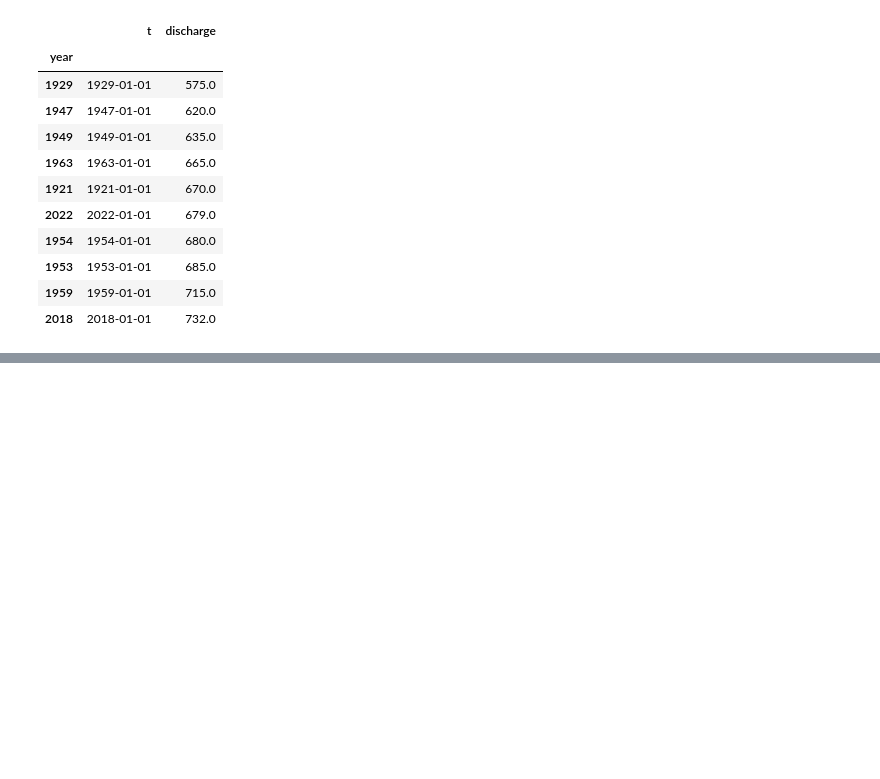
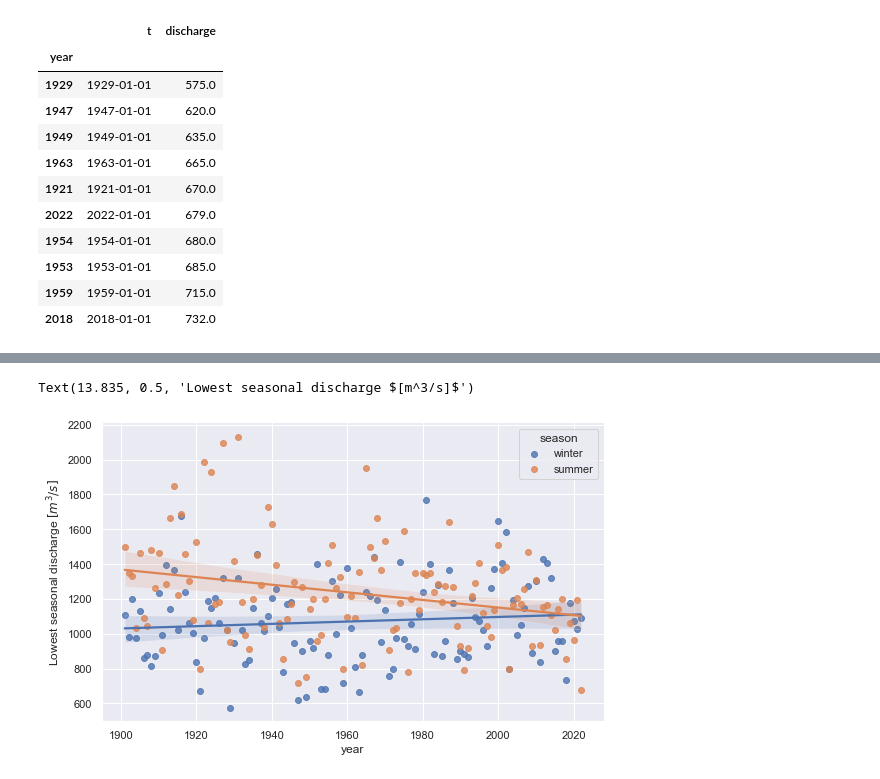
Before and after one commit to mapbox/storytelling, a Jupyter notebook: notebooks/lobith-chart.ipynb, the cells around one changed output, grey strips where cells are left out. Drawn from its saved outputs; the diff is of its cells as text; code cells hidden in the pictures; blank space fills up the shorter version.

```diff
--- a/notebooks/lobith-chart.ipynb
+++ b/notebooks/lobith-chart.ipynb
@@ -74,0 +110,29 @@ fig.savefig('/Users/baart_f/src/drought-scrolly/example/drought-scrolly/images/f
+# %%
+winter_min_df = lobith_df[lobith_df['maand'].isin([10, 11, 12, 1, 2, 3])].groupby('year').min()[['t', 'discharge']]
+summer_min_df = lobith_df[lobith_df['maand'].isin([4, 5, 6, 7, 8, 9])].groupby('year').min()[['t', 'discharge']]
+
+winter_min_df = winter_min_df[winter_min_df['t'] < datetime.datetime(2022, 10, 1)].reset_index()
+summer_min_df = summer_min_df[summer_min_df['t'] < datetime.datetime(2023, 1, 1)].reset_index()
+
+winter_min_df['season'] = 'winter'
+summer_min_df['season'] = 'summer'
+season_min_df = pd.concat([winter_min_df, summer_min_df])
+# %%
+import seaborn as sns
+
+sns.set(rc={"figure.figsize":(8, 3)})
+
+grid = sns.lmplot(
+    x="year",
+    y="discharge",
+    hue="season",
+    data=season_min_df,
+    lowess=False,
+    aspect=1.6,
+    legend_out=False
+)
+
+grid.ax.set_ylabel('Lowest seasonal discharge $[m^3/s]$')
+# %% [output]
+Text(13.835, 0.5, 'Lowest seasonal discharge $[m^3/s]$')
+[figure, added]
```
Also changed, not shown: parts of 12 cells of this notebook, 8 other files.
